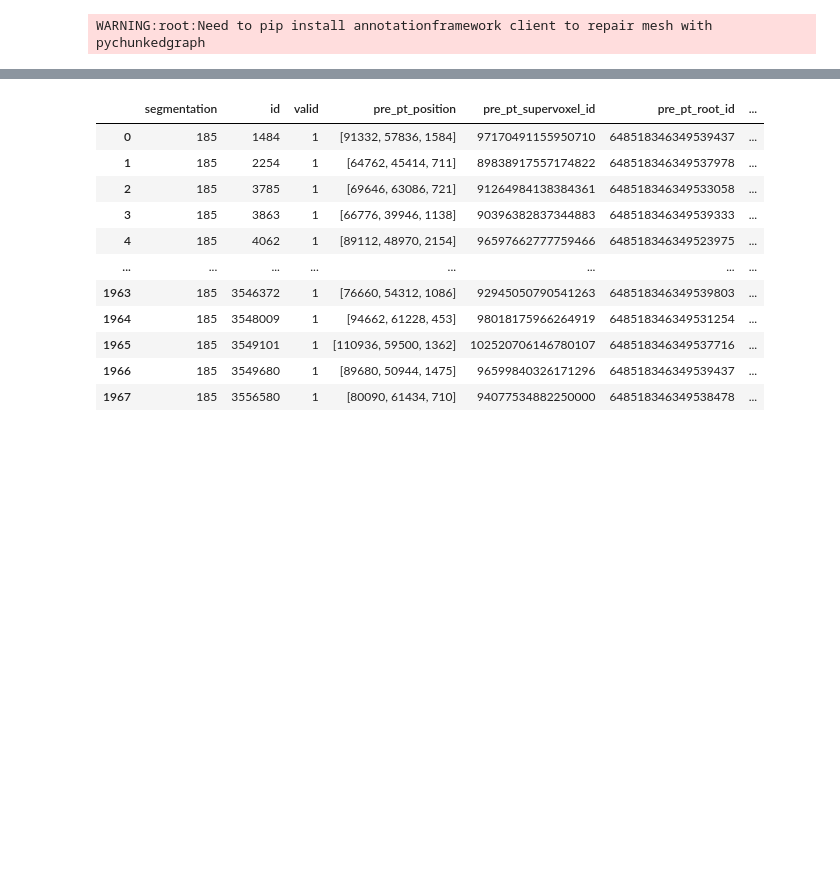
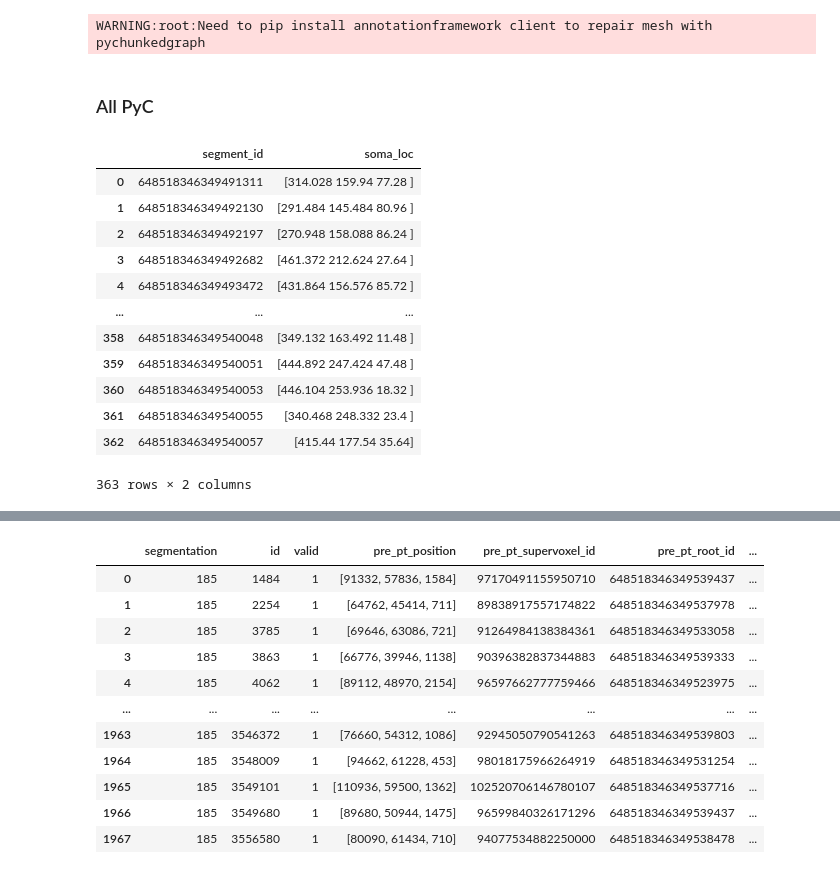
Before and after one commit to AllenInstitute/MicronsBinder, a Jupyter notebook: notebooks/multiscale/function/intermittency_analysis.ipynb, the cells around one changed output, grey strips where cells are left out. Drawn from its saved outputs; the diff is of its cells as text; code cells hidden in the pictures; blank space fills up the shorter version.

```diff
--- a/notebooks/multiscale/function/intermittency_analysis.ipynb
+++ b/notebooks/multiscale/function/intermittency_analysis.ipynb
@@ -30,0 +27,23 @@ n_pyc = seg_id_pyc.shape[0]
+# %% [markdown]
+### All PyC
+# %%
+cell_info = pd.read_csv("data/cell_info.csv")
+
+pyc_list = cell_info["segment_id"]
+n_pyc = pyc_list.shape[0]
+
+cell_info
+# %% [output]
+|  | segment_id | soma_loc |
+| 0 | 648518346349491311 | [314.028 159.94 77.28 ] |
+| 1 | 648518346349492130 | [291.484 145.484 80.96 ] |
+| 2 | 648518346349492197 | [270.948 158.088 86.24 ] |
+| 3 | 648518346349492682 | [461.372 212.624 27.64 ] |
+| 4 | 648518346349493472 | [431.864 156.576 85.72 ] |
+| ... | ... | ... |
+| 358 | 648518346349540048 | [349.132 163.492 11.48 ] |
+| 359 | 648518346349540051 | [444.892 247.424 47.48 ] |
+| 360 | 648518346349540053 | [446.104 253.936 18.32 ] |
+| 361 | 648518346349540055 | [340.468 248.332 23.4 ] |
+| 362 | 648518346349540057 | [415.44 177.54 35.64] |
+363 rows × 2 columns
```
Also changed, not shown: parts of 12 cells of this notebook, 1 other file.
